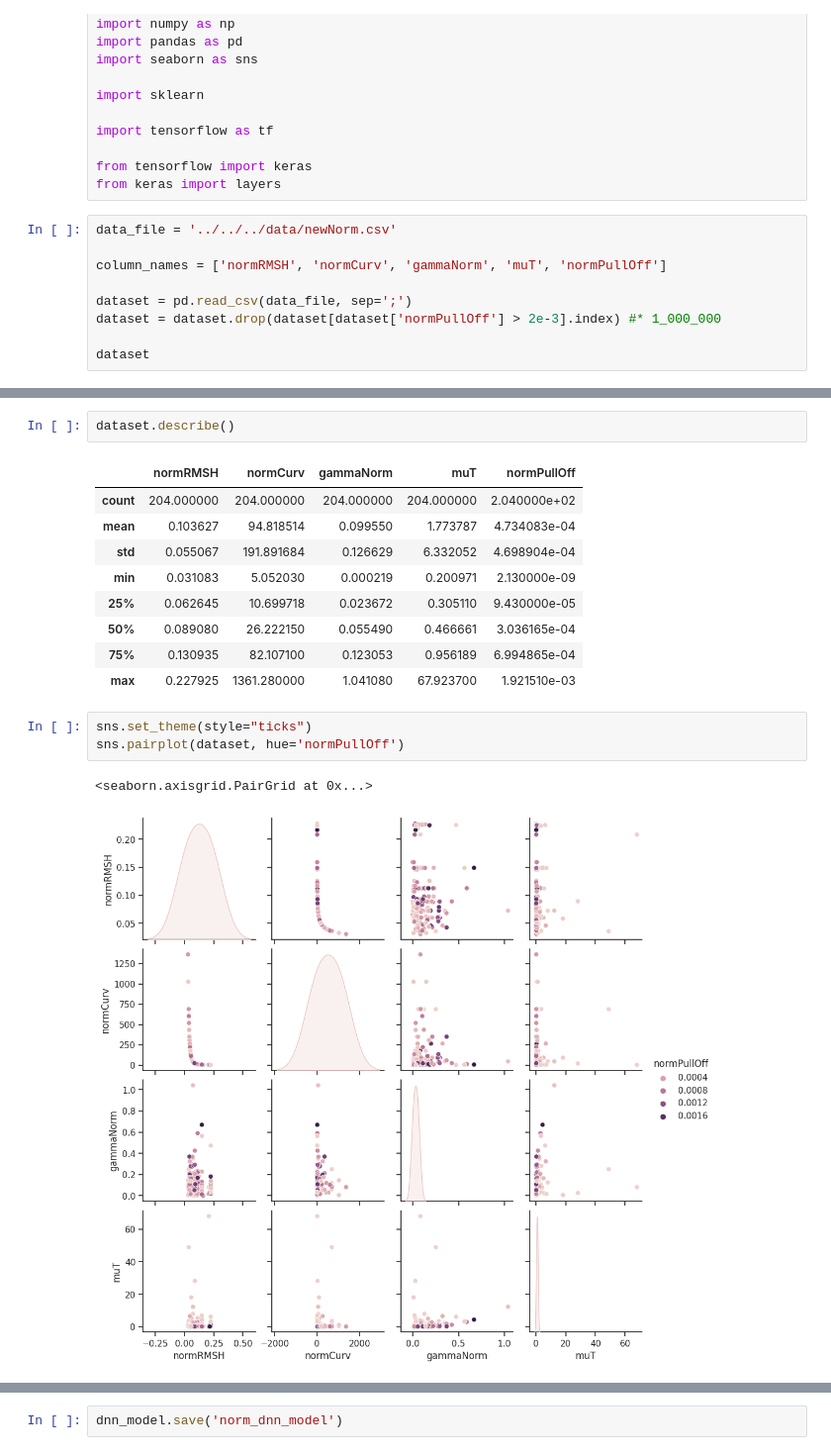
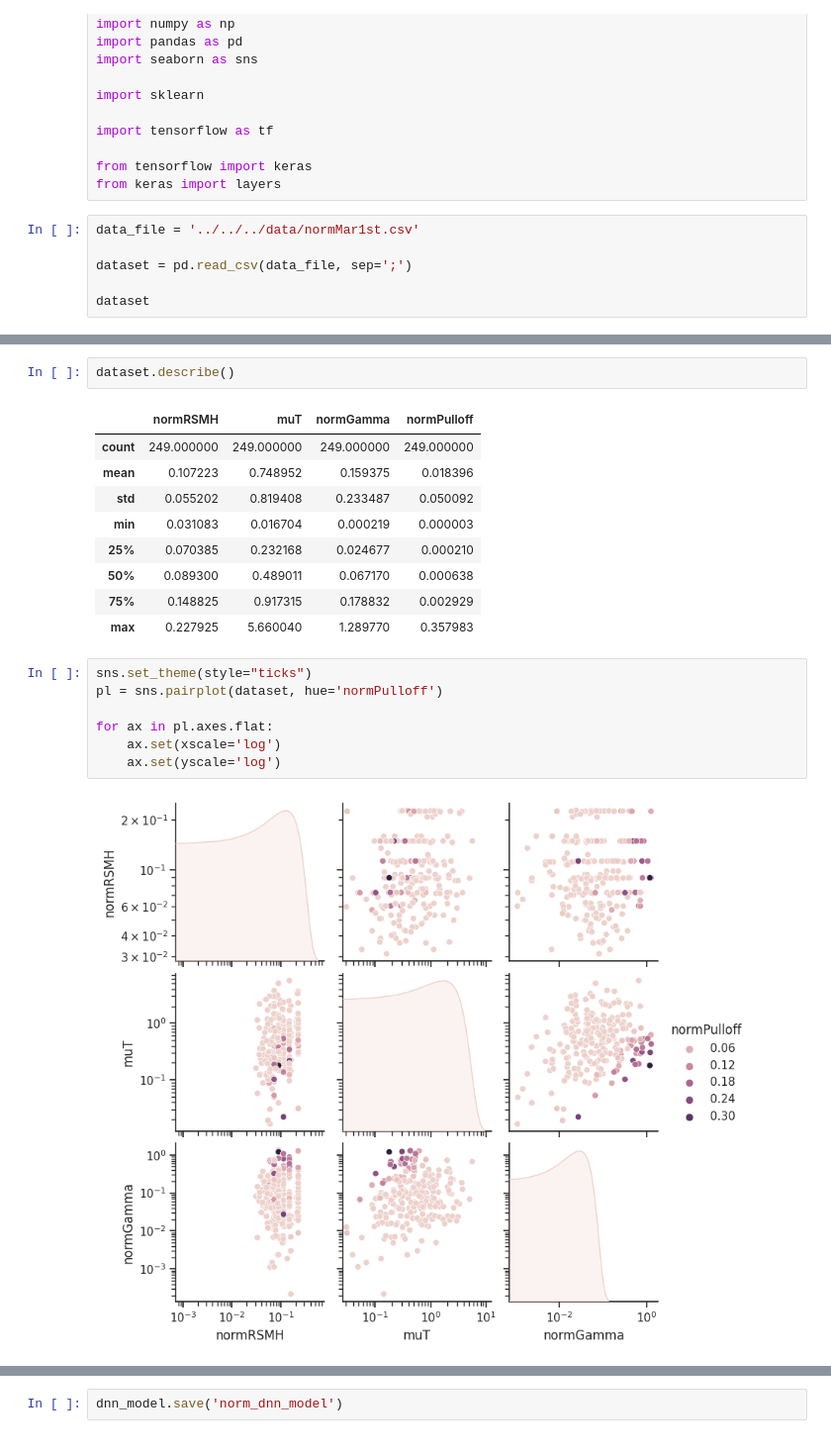
Before and after one commit to Marc-Honecker/CSMP-Project, a Jupyter notebook: src/model/RoughContact/DNN_normalized.ipynb, the cells around one changed output, grey strips where cells are left out. Shown at 99% size. Drawn from its saved outputs; the diff is of its cells as text.

```diff
--- a/src/model/RoughContact/DNN_normalized.ipynb
+++ b/src/model/RoughContact/DNN_normalized.ipynb
@@ -23,12 +23,9 @@ import tensorflow as tf
 from tensorflow import keras
 from keras import layers
 # %%
-data_file = '../../../data/newNorm.csv'
-
-column_names = ['normRMSH', 'normCurv', 'gammaNorm', 'muT', 'normPullOff']
+data_file = '../../../data/normMar1st.csv'
 
 dataset = pd.read_csv(data_file, sep=';')
-dataset = dataset.drop(dataset[dataset['normPullOff'] > 2e-3].index) #* 1_000_000
 
 dataset
 # %% [output]
@@ -54,20 +51,23 @@ plt.show()
 # %%
 dataset.describe()
 # %% [output]
-|  | normRMSH | normCurv | gammaNorm | muT | normPullOff |
-| count | 204.000000 | 204.000000 | 204.000000 | 204.000000 | 2.040000e+02 |
-| mean | 0.103627 | 94.818514 | 0.099550 | 1.773787 | 4.734083e-04 |
-| std | 0.055067 | 191.891684 | 0.126629 | 6.332052 | 4.698904e-04 |
-| min | 0.031083 | 5.052030 | 0.000219 | 0.200971 | 2.130000e-09 |
-| 25% | 0.062645 | 10.699718 | 0.023672 | 0.305110 | 9.430000e-05 |
-| 50% | 0.089080 | 26.222150 | 0.055490 | 0.466661 | 3.036165e-04 |
-| 75% | 0.130935 | 82.107100 | 0.123053 | 0.956189 | 6.994865e-04 |
-| max | 0.227925 | 1361.280000 | 1.041080 | 67.923700 | 1.921510e-03 |
+|  | normRSMH | muT | normGamma | normPulloff |
+| count | 249.000000 | 249.000000 | 249.000000 | 249.000000 |
+| mean | 0.107223 | 0.748952 | 0.159375 | 0.018396 |
+| std | 0.055202 | 0.819408 | 0.233487 | 0.050092 |
+| min | 0.031083 | 0.016704 | 0.000219 | 0.000003 |
+| 25% | 0.070385 | 0.232168 | 0.024677 | 0.000210 |
+| 50% | 0.089300 | 0.489011 | 0.067170 | 0.000638 |
+| 75% | 0.148825 | 0.917315 | 0.178832 | 0.002929 |
+| max | 0.227925 | 5.660040 | 1.289770 | 0.357983 |
 # %%
 sns.set_theme(style="ticks")
-sns.pairplot(dataset, hue='normPullOff')
+pl = sns.pairplot(dataset, hue='normPulloff')
+
+for ax in pl.axes.flat:
+    ax.set(xscale='log')
+    ax.set(yscale='log')
 # %% [output]
-<seaborn.axisgrid.PairGrid at 0x...>
-[figure, old version]
+[figure, new version]
 # %%
 sns.set_theme(style="ticks")
```
Also changed, not shown: parts of 22 cells of this notebook, 11 other files.
